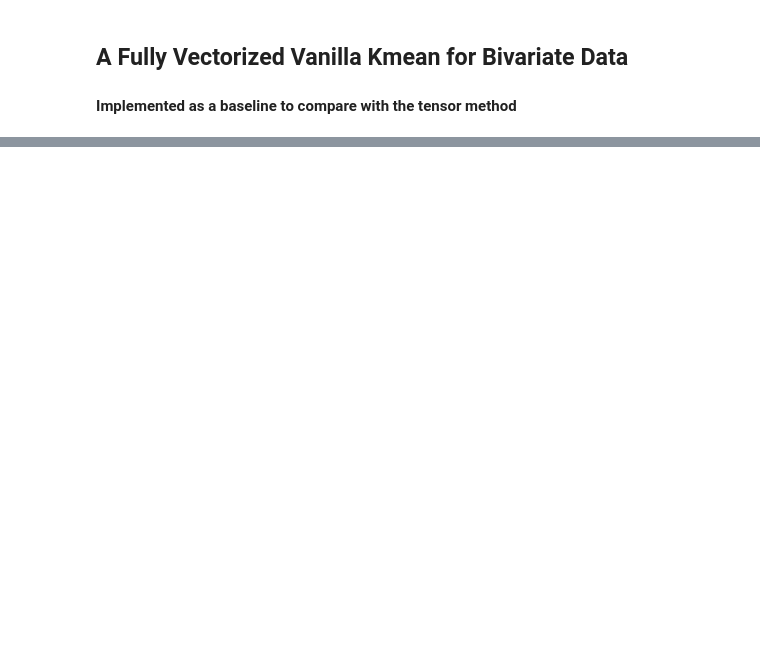
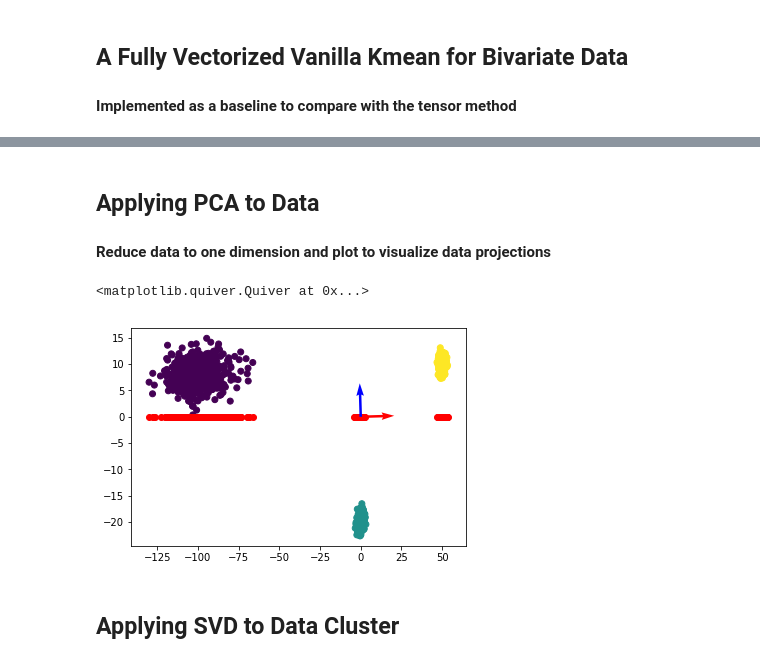
Before and after one commit to brianFruit/tensordecompositionclustering, a Jupyter notebook: cluster_by_tensor_decomposition.ipynb, the cells around one changed output, grey strips where cells are left out. Saved outputs shown, nothing was run; the diff lists cells and outputs as text; code cells hidden in the pictures; blank space fills up the shorter version.

```diff
--- a/cluster_by_tensor_decomposition.ipynb
+++ b/cluster_by_tensor_decomposition.ipynb
@@ -52,0 +56,16 @@ plt.scatter(data[:,0], data[:,1], c=assigments)
+# %% [markdown]
+## Applying PCA to Data
+#### Reduce data to one dimension and plot to visualize data projections
+# %%
+cov = np.cov(data.T)
+w, v = np.linalg.eig(cov)
+transformed_data = np.dot(data, v[0])
+
+plt.scatter(data[:,0], data[:,1], c=assigments)
+plt.scatter(transformed_data, [0]*1500, color='r')
+plt.quiver([0,0], [0,0], v[:,0], v[:,1], color=['red','blue'], scale=10)
+# %% [output]
+<matplotlib.quiver.Quiver at 0x...>
+[figure, added]
+# %% [markdown]
+## Applying SVD to Data Cluster
```
Also changed, not shown: parts of 2 cells of this notebook.
